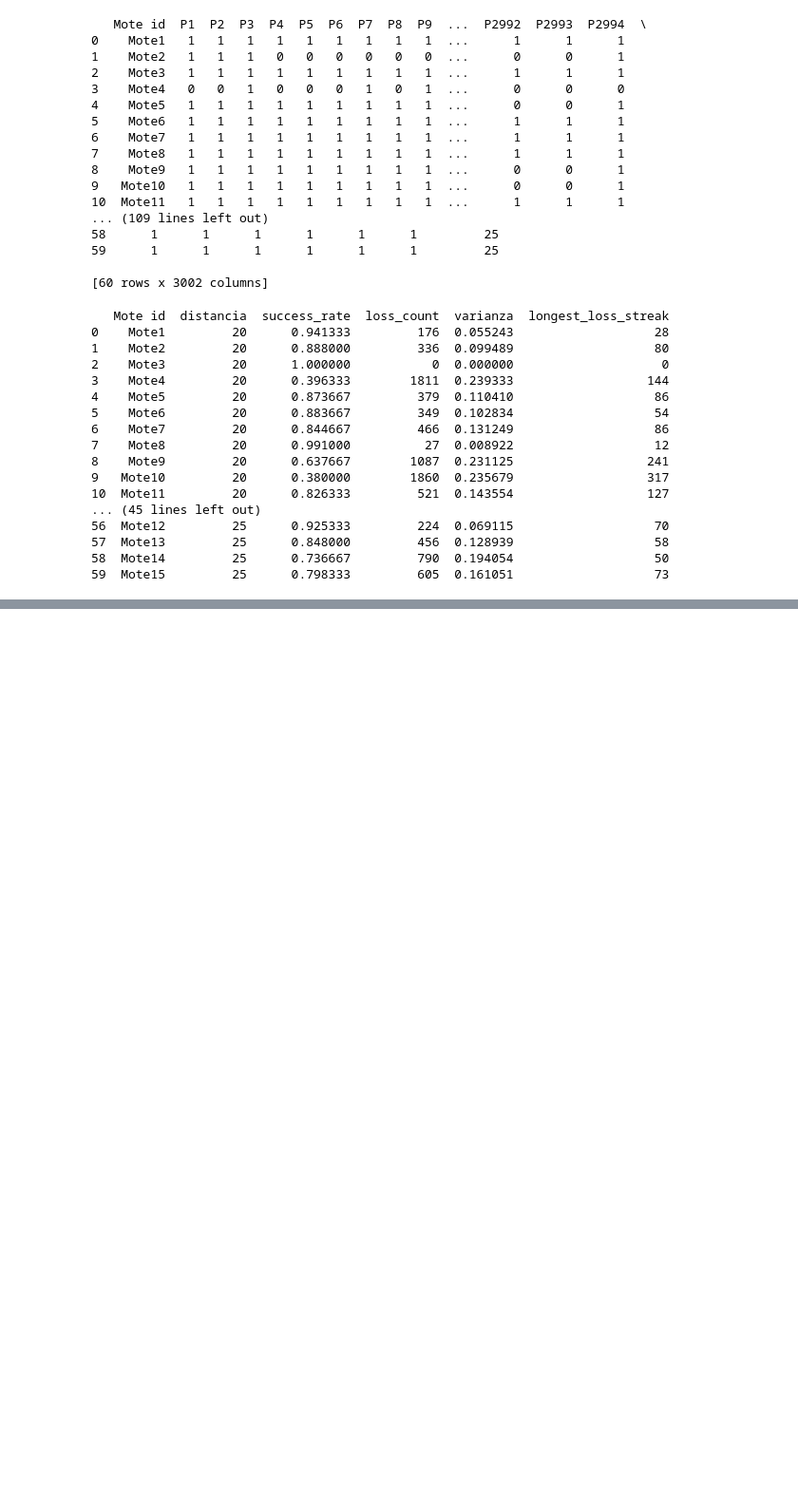
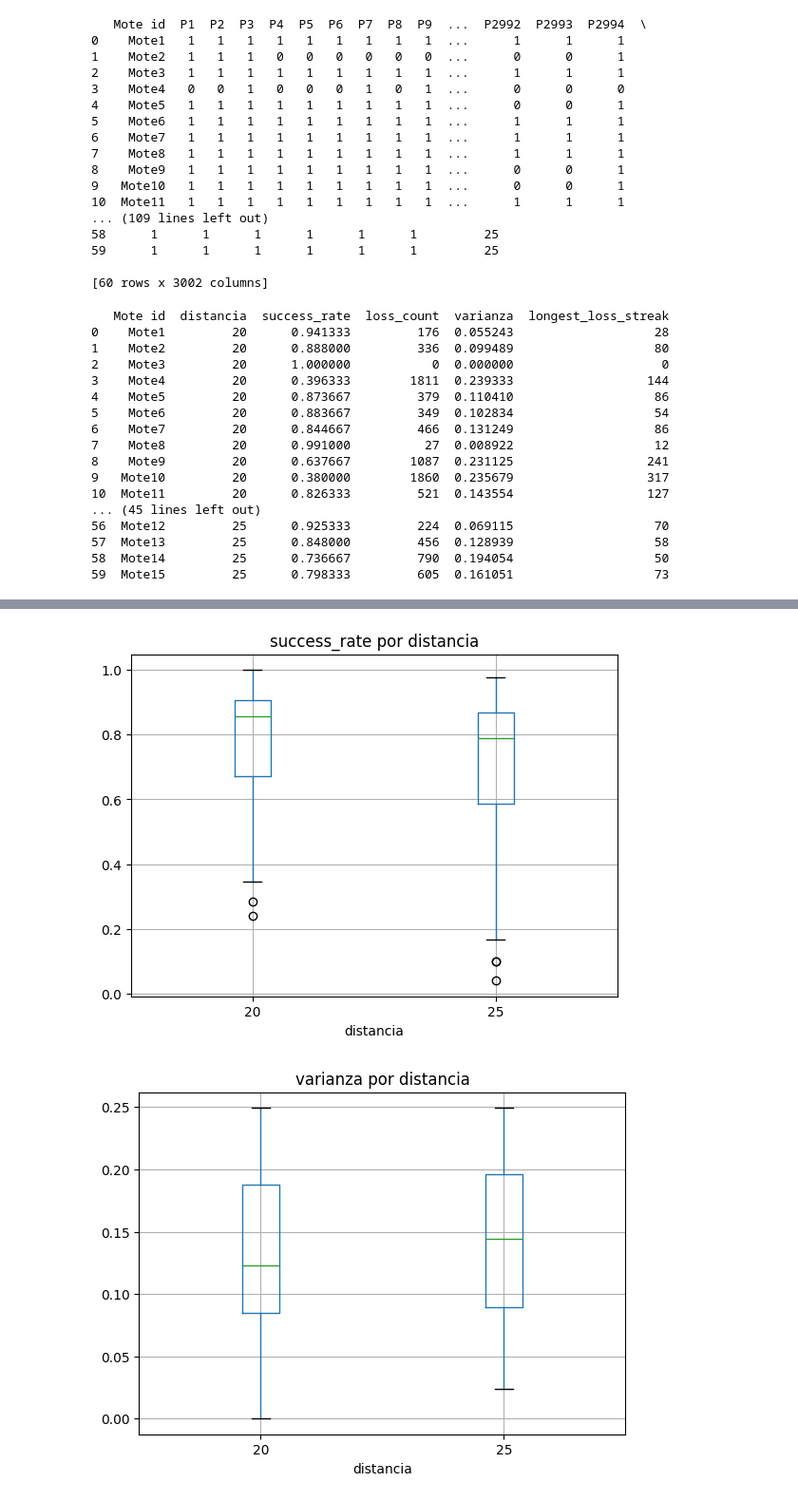
Before and after one commit to JHOA9374/JProyecto, a Jupyter notebook: ConfigDataset.ipynb, the cells around one changed output, grey strips where cells are left out. Shown at 95% size. Saved outputs shown, nothing was run; the diff lists cells and outputs as text; code cells hidden in the pictures; blank space fills up the shorter version.

```diff
--- a/ConfigDataset.ipynb
+++ b/ConfigDataset.ipynb
@@ -94,0 +121,11 @@ print(df_metrics)
+# %%
+import matplotlib.pyplot as plt
+
+for metric in ["success_rate", "varianza", "longest_loss_streak"]:
+    df_metrics.boxplot(column=metric, by="distancia")
+    plt.title(f"{metric} por distancia")
+    plt.suptitle("")
+    plt.show()
+# %% [output]
+[figure, added]
+[figure, added]
```
Also changed, not shown: parts of 2 cells of this notebook.
